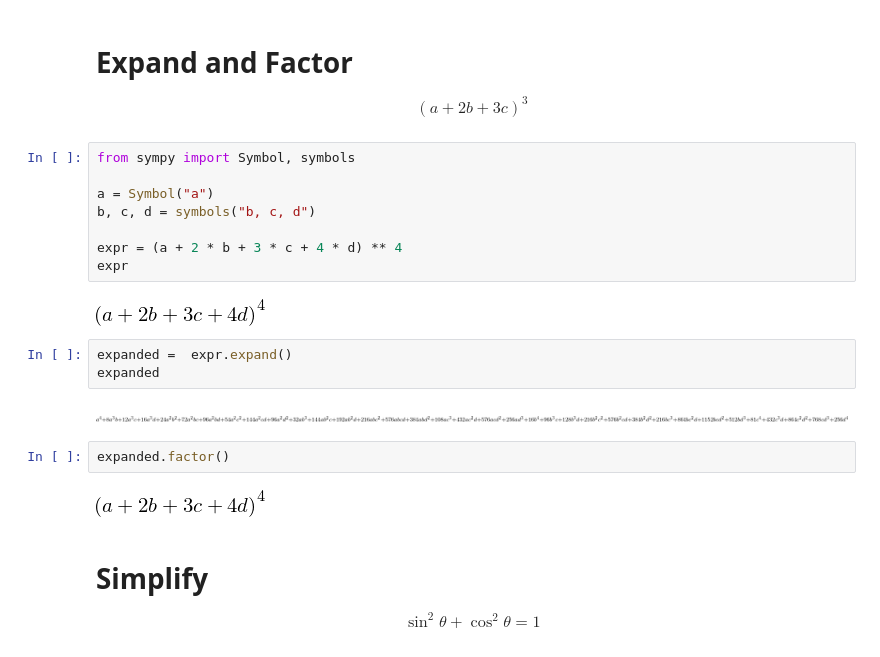
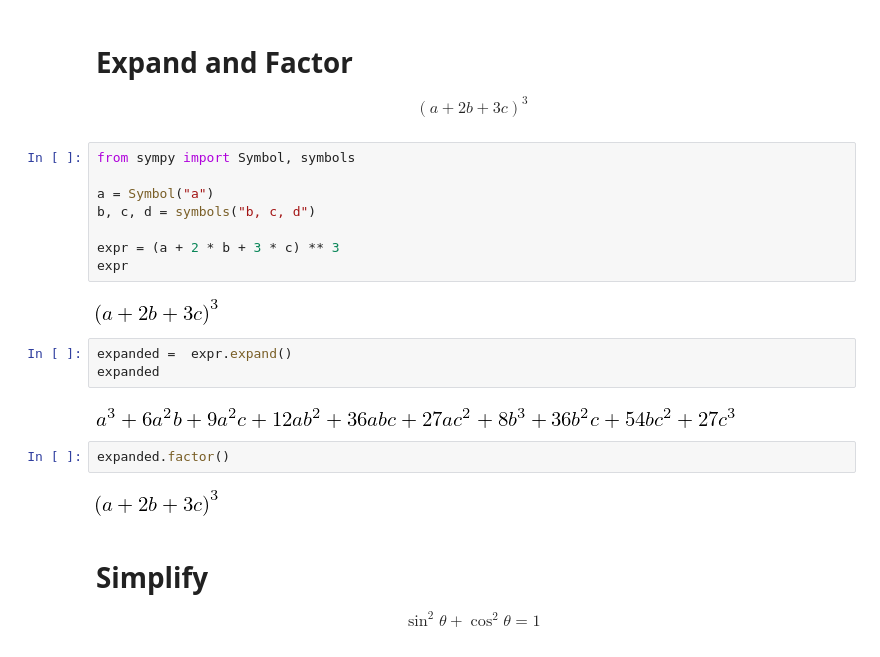
Before and after one commit to HayaoSuzuki/pyconjp2018, a Jupyter notebook: 180917slide_revised.ipynb, the cells around one changed output. Drawn from its saved outputs; the diff is of its cells as text.

```diff
--- a/180917slide_revised.ipynb
+++ b/180917slide_revised.ipynb
@@ -177,22 +189,22 @@ $$ (a + 2b + 3c)^{3} $$
 # %%
 from sympy import Symbol, symbols
 
 a = Symbol("a")
 b, c, d = symbols("b, c, d")
 
-expr = (a + 2 * b + 3 * c + 4 * d) ** 4
+expr = (a + 2 * b + 3 * c) ** 3
 expr
 # %% [output]
-[figure, old version]
+[figure, new version]
 # %%
 expanded =  expr.expand()
 expanded
 # %% [output]
-[figure, old version]
+[figure, new version]
 # %%
 expanded.factor()
 # %% [output]
-[figure, old version]
+[figure, new version]
 # %% [markdown]
 # Simplify
 
```
Also changed, not shown: parts of 21 cells of this notebook.
